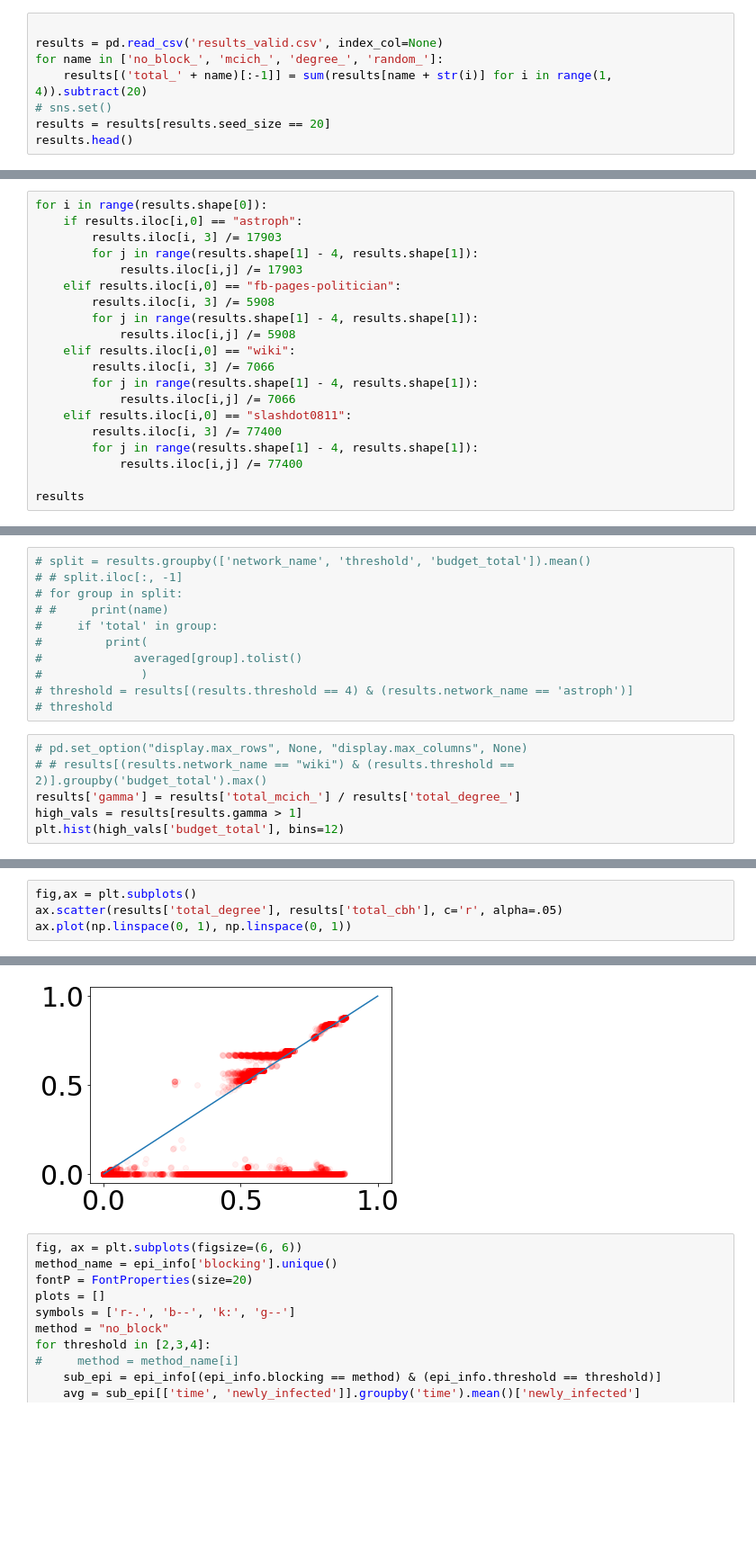
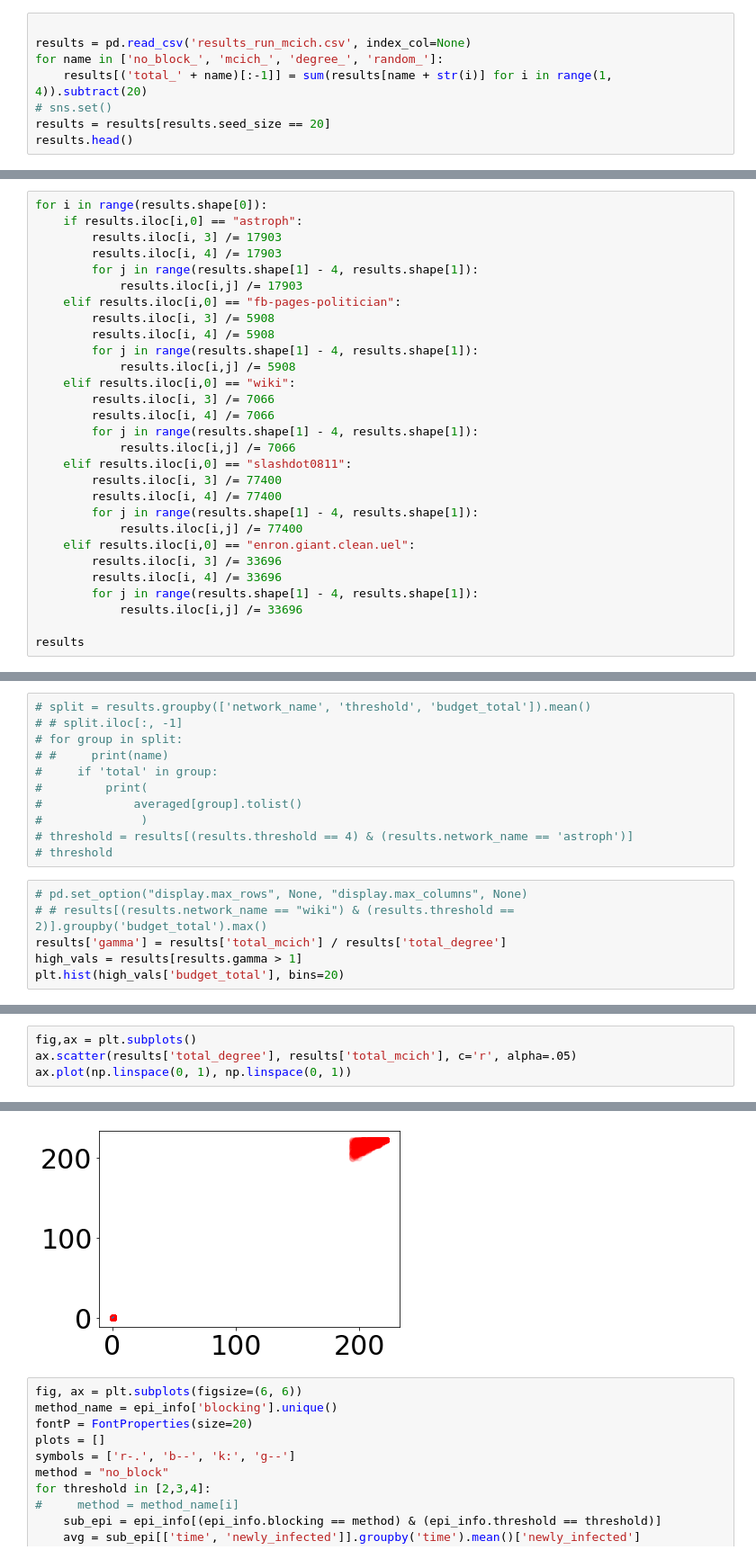
Before and after one commit to hcars/threshold_simulations_refactored, a Jupyter notebook: complex_net_proposal/experiment_results/analysis.ipynb, the cells around one changed output, grey strips where cells are left out. Shown: that part at 90% size. Saved outputs shown, nothing was run; the diff lists cells and outputs as text; blank space fills up the shorter version.

```diff
--- a/complex_net_proposal/experiment_results/analysis.ipynb
+++ b/complex_net_proposal/experiment_results/analysis.ipynb
@@ -6,7 +6,7 @@ from matplotlib.font_manager import FontProperties
 import numpy as np
 # %%
 
-results = pd.read_csv('results_valid.csv', index_col=None)
+results = pd.read_csv('results_run_mcich.csv', index_col=None)
 for name in ['no_block_', 'mcich_', 'degree_', 'random_']:
     results[('total_' + name)[:-1]] = sum(results[name + str(i)] for i in range(1, 4)).subtract(20)
 # sns.set()
@@ -24,20 +24,29 @@ results.head()
 for i in range(results.shape[0]):
     if results.iloc[i,0] == "astroph":
         results.iloc[i, 3] /= 17903
+        results.iloc[i, 4] /= 17903
         for j in range(results.shape[1] - 4, results.shape[1]):
             results.iloc[i,j] /= 17903
     elif results.iloc[i,0] == "fb-pages-politician":
         results.iloc[i, 3] /= 5908
+        results.iloc[i, 4] /= 5908
         for j in range(results.shape[1] - 4, results.shape[1]):
             results.iloc[i,j] /= 5908
     elif results.iloc[i,0] == "wiki":
         results.iloc[i, 3] /= 7066
+        results.iloc[i, 4] /= 7066
         for j in range(results.shape[1] - 4, results.shape[1]):
             results.iloc[i,j] /= 7066
     elif results.iloc[i,0] == "slashdot0811":
         results.iloc[i, 3] /= 77400
+        results.iloc[i, 4] /= 77400
         for j in range(results.shape[1] - 4, results.shape[1]):
             results.iloc[i,j] /= 77400
+    elif results.iloc[i,0] == "enron.giant.clean.uel":
+        results.iloc[i, 3] /= 33696
+        results.iloc[i, 4] /= 33696
+        for j in range(results.shape[1] - 4, results.shape[1]):
+            results.iloc[i,j] /= 33696
 
 results
 # %% [output]
@@ -68,7 +77,7 @@ results
 # %%
 # pd.set_option("display.max_rows", None, "display.max_columns", None)
 # # results[(results.network_name == "wiki") & (results.threshold == 2)].groupby('budget_total').max()
-results['gamma'] = results['total_mcich_'] / results['total_degree_']
+results['gamma'] = results['total_mcich'] / results['total_degree']
 high_vals = results[results.gamma > 1]
-plt.hist(high_vals['budget_total'], bins=12)
+plt.hist(high_vals['budget_total'], bins=20)
 # %% [output]
@@ -141,10 +161,10 @@ np.mean(saved_per_blocking)
 # %%
 fig,ax = plt.subplots()
-ax.scatter(results['total_degree'], results['total_cbh'], c='r', alpha=.05)
+ax.scatter(results['total_degree'], results['total_mcich'], c='r', alpha=.05)
 ax.plot(np.linspace(0, 1), np.linspace(0, 1))
 # %% [output]
 [<matplotlib.lines.Line2D at 0x...>]
-[figure, old version]
+[figure, new version]
 # %%
 fig, ax = plt.subplots(figsize=(6, 6))
 method_name = epi_info['blocking'].unique()
```
Also changed, not shown: parts of 4 cells of this notebook, 32 other files.
